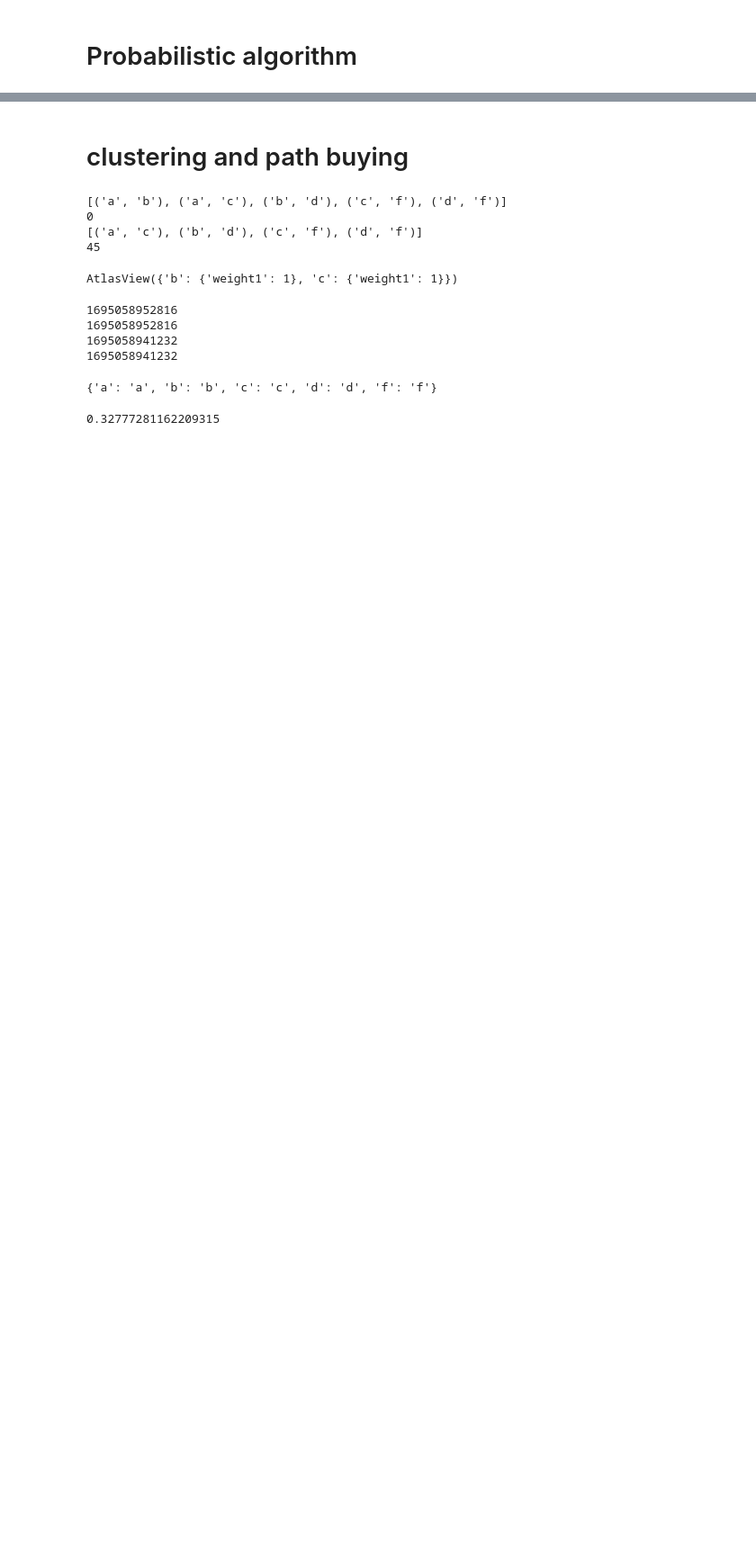
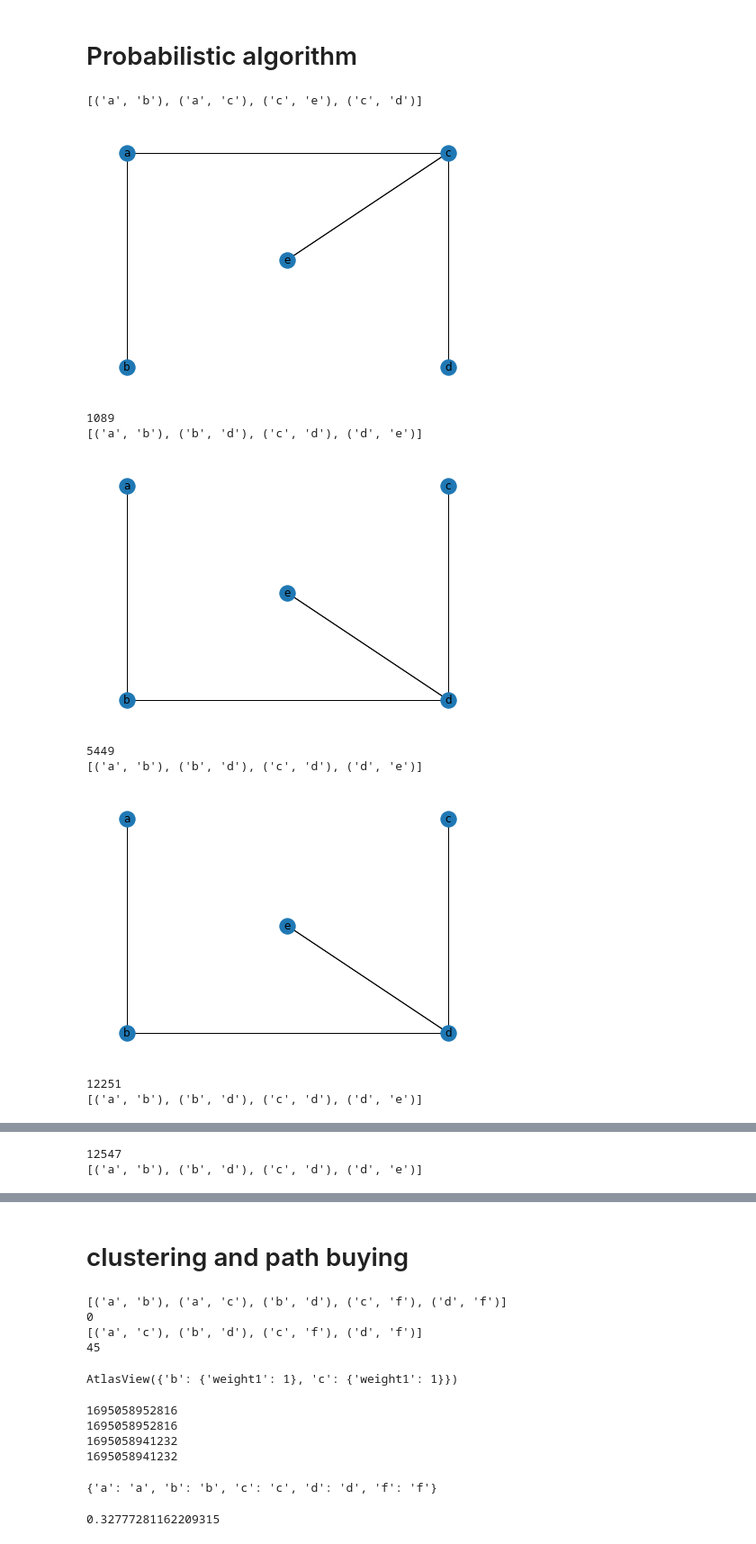
Before and after one commit to ZywO0/Data-Mining, a Jupyter notebook: ip/learn.ipynb, the cells around one changed output, grey strips where cells are left out. Shown at 90% size. Cells and saved outputs as stored; diff of their text form; code cells hidden in the pictures; blank space fills up the shorter version.

```diff
--- a/ip/learn.ipynb
+++ b/ip/learn.ipynb
@@ -242,0 +237,8 @@ True
+# %%
+dics = {'a': (-0.11090954762424177, 'a'), 'c': (0.9156467538318398, 'a'),
+        'd': (-0.3738376259068926, 'd'), 'e': (-1.6262791334933406, 'd')}
+c = min(
+                    dics, key=lambda k: dics[k][0]
+                )
+for x in dics.keys():
+    print(x)
@@ -279 +320,36 @@ def pro(G,K,c=4,weight=None):
     return G_prime
+# %%
+edges = (('a','b',{'weight1':1}),('a','c',{'weight1':1}),('d','b',{'weight1':1}),
+         ('c','d',{'weight1':1}),('c','e',{'weight1':1}),('e','d',{'weight1':1}))
+G = nx.Graph(edges)
+_min = 10000
+for i in range (100000):
+    H = pro(G,3,100,weight='weight1')
+    es = [ ('a', 'c'), ('b', 'd'),  ('c', 'e'), ('d', 'e')]
+    if(len(H.edges)<=4):
+        _min = len(H.edges)
+        print(H.edges)
+
+        # pos = nx.spring_layout(G)
+        # print(pos)
+        pos = {'a': [0, 2], 'b':[0, 0],
+               'c': [2, 2], 'd': [2,  0],
+               'e': [1, 1]}
+        nx.draw(H,pos,with_labels=True) # ture for node name
+        edge_labels = nx.get_edge_attributes(H,'weight1')
+        nx.draw_networkx_edges(H,pos)
+        nx.draw_networkx_edge_labels(H,pos,edge_labels=edge_labels)
+
+        plt.show()
+        print(i)
+# %% [output]
+[('a', 'b'), ('a', 'c'), ('c', 'e'), ('c', 'd')]
+[figure, added]
+1089
+[('a', 'b'), ('b', 'd'), ('c', 'd'), ('d', 'e')]
+[figure, added]
+5449
+[('a', 'b'), ('b', 'd'), ('c', 'd'), ('d', 'e')]
+[figure, added]
+12251
+[('a', 'b'), ('b', 'd'), ('c', 'd'), ('d', 'e')]
@@ -279,0 +357,2 @@ def pro(G,K,c=4,weight=None):
+12547
+[('a', 'b'), ('b', 'd'), ('c', 'd'), ('d', 'e')]
```
Also changed, not shown: parts of 16 cells of this notebook.
